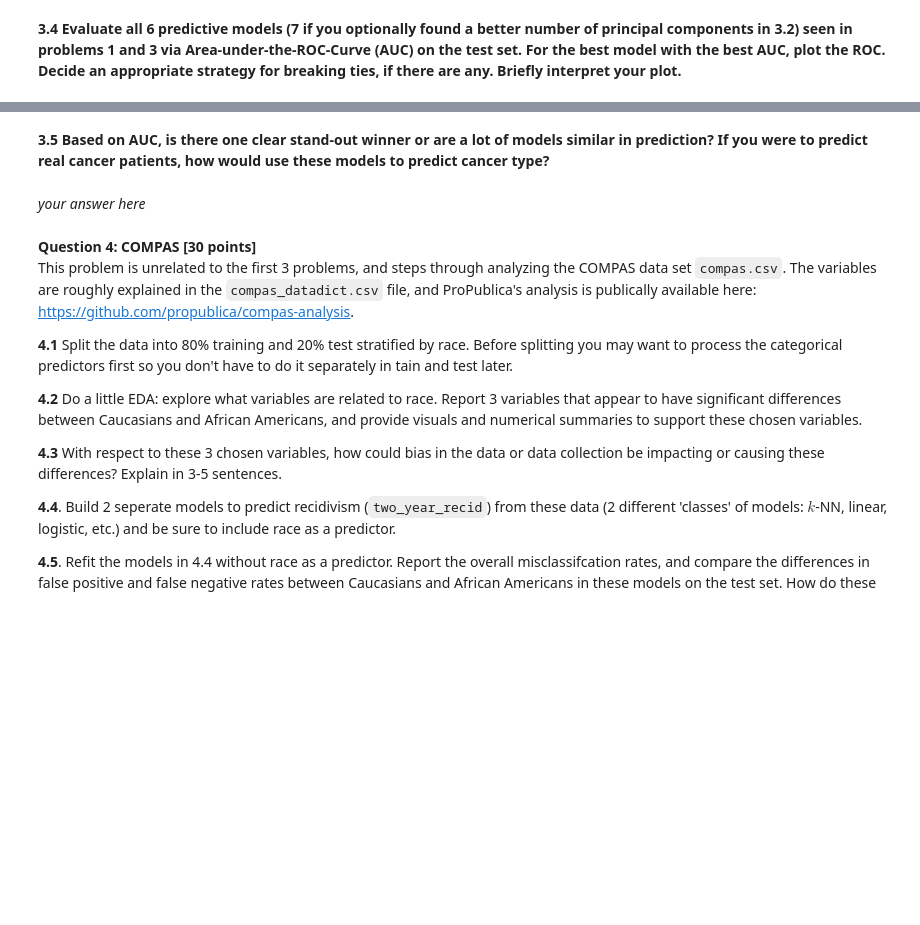
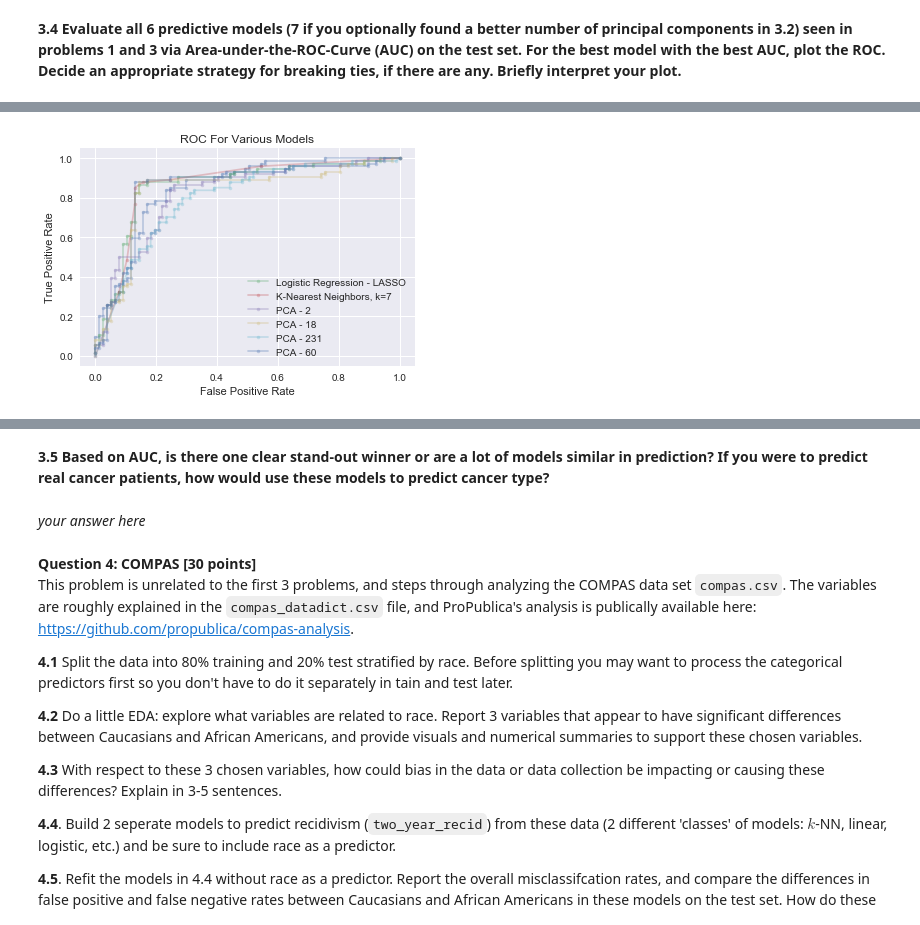
Before and after one commit to kdumontnu/2019-CS109A, a Jupyter notebook: homework/hw5/cs109A_HW5_submit.ipynb, the cells around one changed output, grey strips where cells are left out. Cells and saved outputs as stored; diff of their text form; code cells hidden in the pictures; blank space fills up the shorter version.

```diff
--- a/homework/hw5/cs109A_HW5_submit.ipynb
+++ b/homework/hw5/cs109A_HW5_submit.ipynb
@@ -438,17 +444,8 @@ Using top 60 components from PCA using CV
 Training Accuracy: 90.18%
 Test Accuracy: 86.75%
 # %%
-# Redo LR at maximum PCA
-lr = LogisticRegressionCV(cv=5, solver='lbfgs', max_iter = 10000)
-lr.fit(sm.add_constant(X_train_pca.iloc[:,0:(max_pca)]), y_train)
-
-y_hat_train = lr.predict(sm.add_constant(X_train_pca.iloc[:,0:(max_pca)]))
-train_accuracy = accuracy_score(y_train.values, y_hat_train)
-y_hat_test = lr.predict(sm.add_constant(X_test_pca.iloc[:,0:(max_pca)]))
-test_accuracy = accuracy_score(y_test.values, y_hat_test)
-
 # Transform to beta
-betas = (lr.coef_*np.transpose(pca.components_[0:max_pca+1,:])).sum(axis=1)
+betas = (lr_pca_max.coef_*np.transpose(pca.components_[0:max_pca+1,:])).sum(axis=1)
 gene_index = np.where(X_train.columns.values == 'M31523_at')
 print('The beta coefficient for M31523_at is {:.5}'.format(
     betas[gene_index][0]))
@@ -497,0 +472,77 @@ Name: 0, Length: 601, dtype: float64
+# %%
+from sklearn.metrics import roc_curve, auc
+
+# Create dict to save AUCs
+aucs = [['', 'AUC', 'Train Accuracy', 'Test Accuracy']]
+
+# Logistic Regression
+updateStatusBar(0)
+fpr, tpr, thresholds = roc_curve(y_test, lr.predict_proba(sm.add_constant(X_test_n))[:,1])
+roc_auc = auc(fpr, tpr)
+plt.plot(fpr, tpr, '.-', alpha=0.3)
+y_hat_train = lr.predict(sm.add_constant(X_train_n))
+train_accuracy = accuracy_score(y_train.values, y_hat_train)
+y_hat_test = lr.predict(sm.add_constant(X_test_n))
+test_accuracy = accuracy_score(y_test.values, y_hat_test)
+aucs.append(['Logistic Regression', roc_auc, train_accuracy, test_accuracy])
+updateStatusBar(1./7)
+
+# Logistic Regression - LASSO
+fpr, tpr, thresholds = roc_curve(y_test, lrcv.predict_proba(sm.add_constant(X_test_n))[:,1])
+roc_auc = auc(fpr, tpr)
+y_hat_train = lrcv.predict(sm.add_constant(X_train_n))
+train_accuracy = accuracy_score(y_train.values, y_hat_train)
+y_hat_test = lrcv.predict(sm.add_constant(X_test_n))
+test_accuracy = accuracy_score(y_test.values, y_hat_test)
+aucs.append(['Logistic Regression - LASSO', roc_auc, train_accuracy, test_accuracy])
+plt.plot(fpr, tpr, '.-', label='Logistic Regression - LASSO', alpha=0.3)
+updateStatusBar(2./7)
+
+# KNN
+fpr, tpr, thresholds = roc_curve(y_test, knn.predict_proba(sm.add_constant(X_test_n))[:,1])
+roc_auc = auc(fpr, tpr)
+y_hat_train = knn.predict(sm.add_constant(X_train_n))
+train_accuracy = accuracy_score(y_train.values, y_hat_train)
+y_hat_test = knn.predict(sm.add_constant(X_test_n))
+test_accuracy = accuracy_score(y_test.values, y_hat_test)
+aucs.append(['K-Nearest Neighbors, k=7', roc_auc, train_accuracy, test_accuracy])
+plt.plot(fpr, tpr, '.-', label='K-Nearest Neighbors, k=7', alpha=0.3)
+updateStatusBar(3./7)
+
+# PCAs
+for p in pcas:
+    fpr, tpr, thresholds = roc_curve(y_test, lr_pcas[p].predict_proba(sm.add_constant(X_test_pca.iloc[:,0:(p)]))[:,1])
+    roc_auc = auc(fpr, tpr)
+    y_hat_train = lr_pcas[p].predict(sm.add_constant(X_train_pca.iloc[:,0:(p)]))
+    train_accuracy = accuracy_score(y_train.values, y_hat_train)
+    y_hat_test = lr_pcas[p].predict(sm.add_constant(X_test_pca.iloc[:,0:(p)]))
+    test_accuracy = accuracy_score(y_test.values, y_hat_test)
+    aucs.append(['PCA - ' + str(p), roc_auc, train_accuracy, test_accuracy])
+    plt.plot(fpr, tpr, '.-', label='PCA - ' + str(p), alpha=0.3)
+    updateStatusBar((4.+pcas.index(p))/7)
+
+# Max PCA
+fpr, tpr, thresholds = roc_curve(y_test, lr_pca_max.predict_proba(sm.add_constant(X_test_pca.iloc[:,0:(max_pca)]))[:,1])
+roc_auc = auc(fpr, tpr)
+roc_auc = auc(fpr, tpr)
+y_hat_train = lr_pca_max.predict(sm.add_constant(X_train_pca.iloc[:,0:(max_pca)]))
+train_accuracy = accuracy_score(y_train.values, y_hat_train)
+y_hat_test = lr_pca_max.predict(sm.add_constant(X_test_pca.iloc[:,0:(max_pca)]))
+test_accuracy = accuracy_score(y_test.values, y_hat_test)
+aucs.append(['PCA - ' + str(max_pca), roc_auc, train_accuracy, test_accuracy])
+plt.plot(fpr, tpr, '.-', label='PCA - ' + str(max_pca), alpha=0.3)
+updateStatusBar(1)
+
+plt.legend()
+plt.xlabel('False Positive Rate')
+plt.ylabel('True Positive Rate')
+plt.title('ROC For Various Models')
+
+# Format output
+df_out = pd.DataFrame(aucs)
+header = df_out.iloc[0]
+df_out = df_out[1:]
+df_out.columns = header
+df_out.set_index(df_out.columns[0], inplace=True)
+display(df_out)
+# %% [output]
@@ -497,0 +559 @@ Name: 0, Length: 601, dtype: float64
+[figure, added]
```
Also changed, not shown: parts of 26 cells of this notebook.
